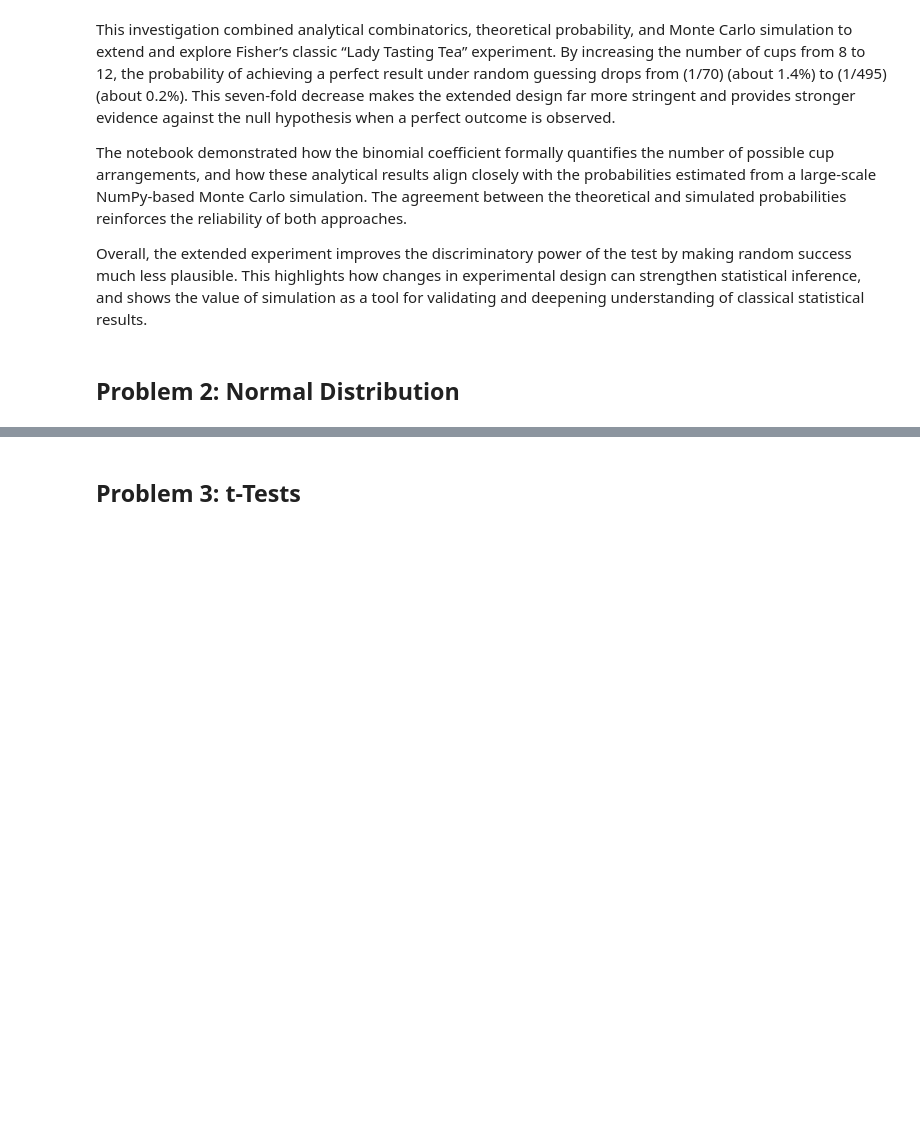
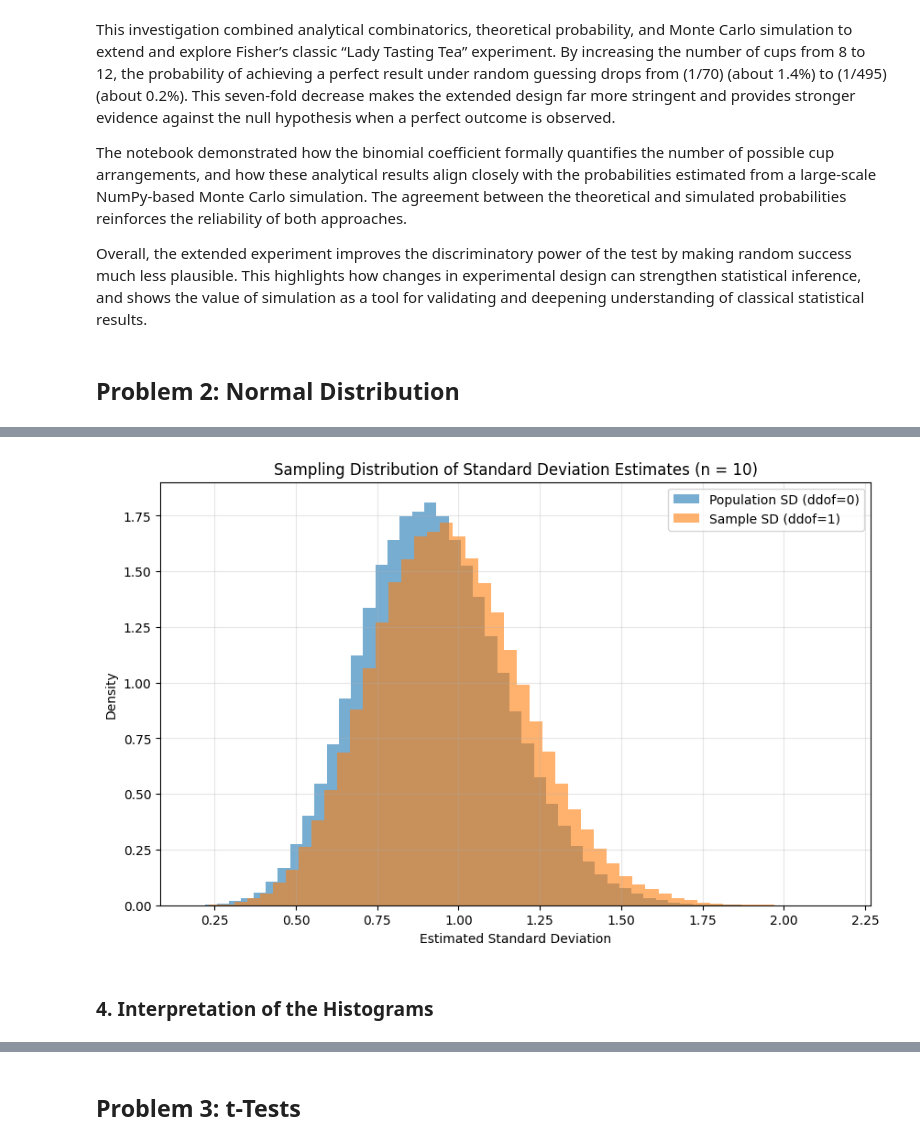
Before and after one commit to filipekojak88/applied_statistics, a Jupyter notebook: problems.ipynb, the cells around one changed output, grey strips where cells are left out. Cells and saved outputs as stored; diff of their text form; code cells hidden in the pictures; blank space fills up the shorter version.

```diff
--- a/problems.ipynb
+++ b/problems.ipynb
@@ -480,0 +509,9 @@ Overall, the extended experiment improves the discriminatory power of the test b
+# %%
+# Reproducibility
+np.random.seed(123)
+
+# Generate 100,000 samples, each of size 10
+samples = np.random.normal(loc=0, scale=1, size=(100000, 10))
+
+# Check the shape of the samples array
+samples.shape
@@ -480,0 +531,3 @@ Overall, the extended experiment improves the discriminatory power of the test b
+# %%
+# Population SD (biased estimator)
+sd_population = np.std(samples, axis=1, ddof=0)
@@ -480,0 +539,3 @@ Overall, the extended experiment improves the discriminatory power of the test b
+# %%
+# Sample SD (unbiased estimator)
+sd_sample = np.std(samples, axis=1, ddof=1)
@@ -480,0 +553,21 @@ Overall, the extended experiment improves the discriminatory power of the test b
+# %%
+# Plotting both distributions
+plt.figure(figsize=(10,6))
+
+# Creating overlapping histograms
+plt.hist(sd_population, bins=50, alpha=0.6, density=True, label='Population SD (ddof=0)')
+plt.hist(sd_sample, bins=50, alpha=0.6, density=True, label='Sample SD (ddof=1)')
+
+# Labels and title
+plt.title("Sampling Distribution of Standard Deviation Estimates (n = 10)")
+plt.xlabel("Estimated Standard Deviation")
+plt.ylabel("Density")
+# Legend and Grid
+plt.legend()
+plt.grid(alpha=0.3)
+# Display the plot
+plt.show()
+# %% [output]
+[figure, added]
+# %% [markdown]
+### 4. Interpretation of the Histograms
```
Also changed, not shown: parts of 19 cells of this notebook.
